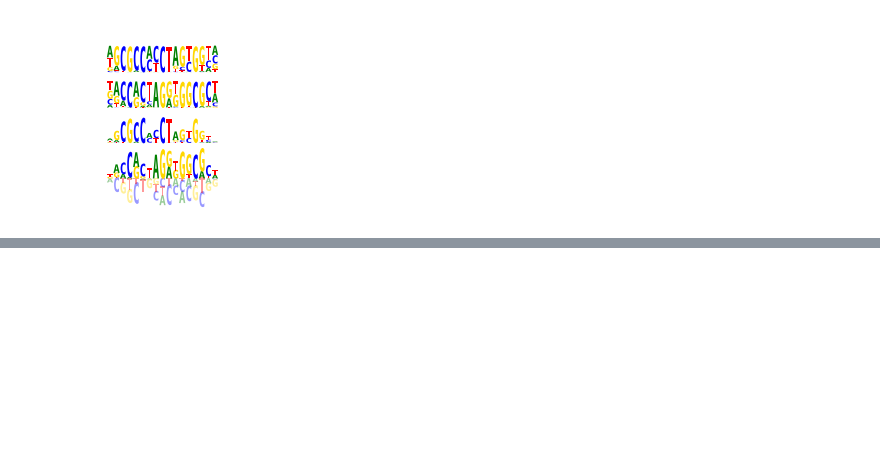
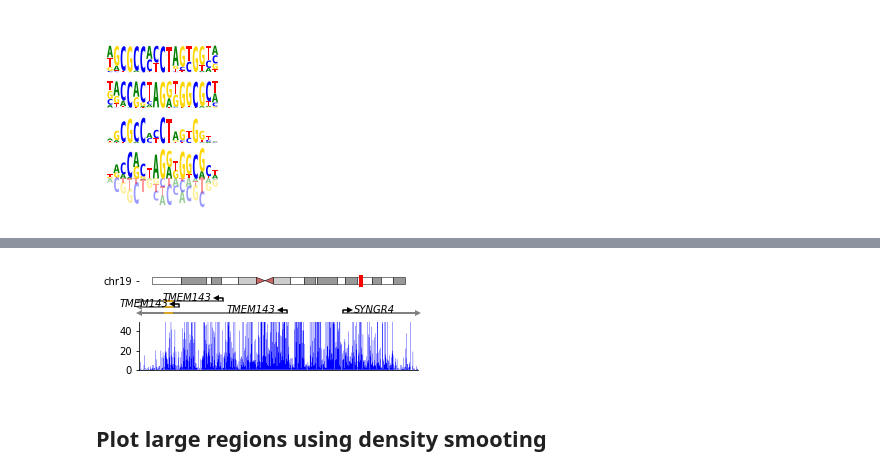
Before and after one commit to vierstralab/genome-tools, a Jupyter notebook: examples/UsageExamples.ipynb, the cells around one changed output, grey strips where cells are left out. Saved outputs shown, nothing was run; the diff lists cells and outputs as text; code cells hidden in the pictures; blank space fills up the shorter version.

```diff
--- a/examples/UsageExamples.ipynb
+++ b/examples/UsageExamples.ipynb
@@ -52,0 +128,26 @@ plotting.pwm(mat).render(fig, ax, type='affinity', rc=True)
+# %%
+from genome_tools.plotting import gencode_annotation_track
+
+fig=plt.figure()
+fig.set_size_inches(5, 1.75)
+
+gs=gridspec.GridSpec(3, 1, height_ratios=[0.25, 0.5, 1])
+
+# Chromosome ideogram
+ax=fig.add_subplot(gs[0,0])
+plotting.ideogram().render(ax, interval.chrom, interval.start)
+
+# GENCODE gene annotation track
+ax=fig.add_subplot(gs[1,0])
+track=gencode_annotation_track(interval)
+track.load_data("/home/jvierstra/data/genomes/hg38/gencode.v25.chr_patch_hapl_scaff.basic.annotation.gff3.gz")
+track.render(ax)
+
+# DNase I per-nucleotide cleavage data
+ax=fig.add_subplot(gs[2,0])
+track=continuous_data_track(interval, summed_cuts, fill_between=0, min=0, max=50)
+track.render(ax)
+# %% [output]
+[figure, added]
+# %% [markdown]
+## Plot large regions using density smooting
```
Also changed, not shown: parts of 15 cells of this notebook, 2 other files.
